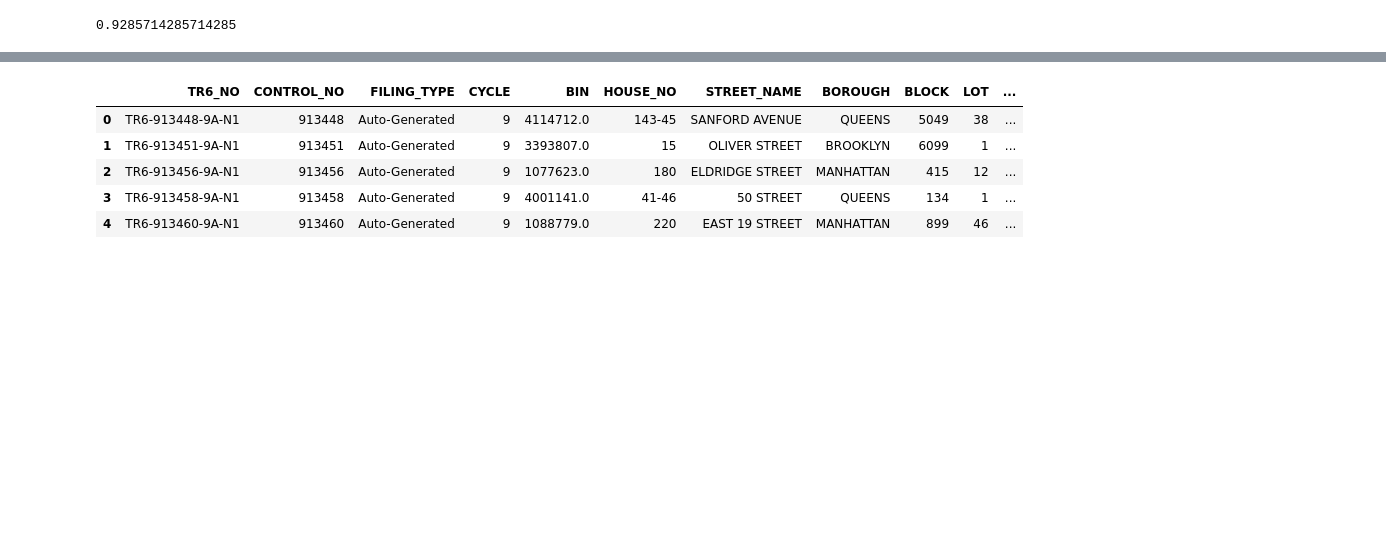
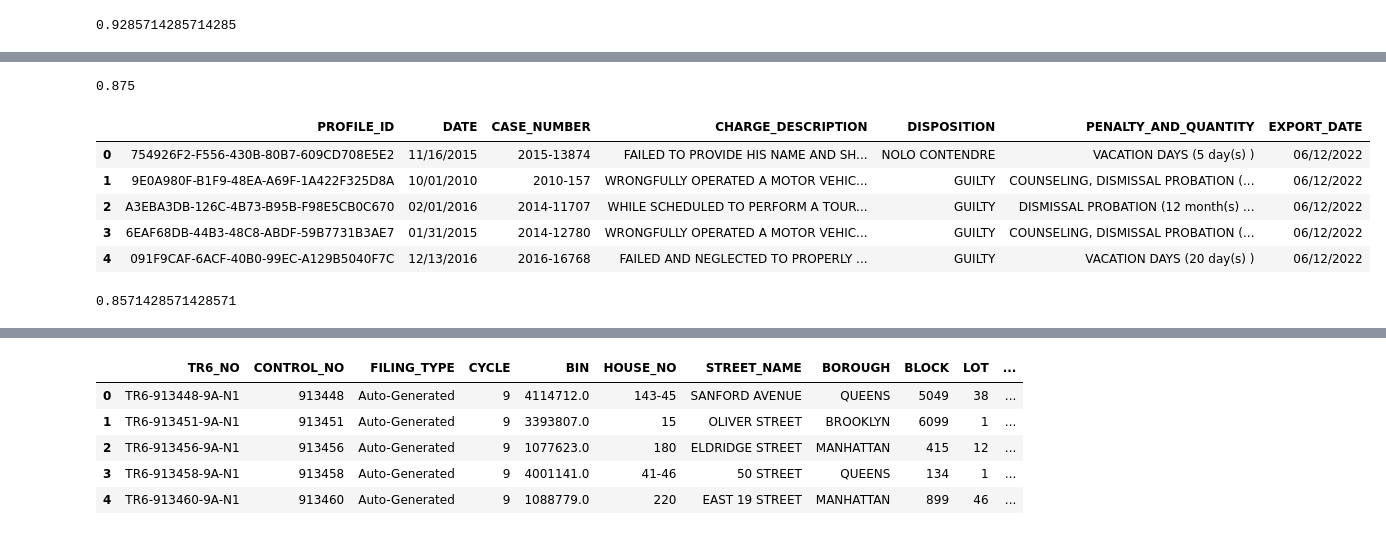
Before and after one commit to prekshaagarwal21/nyc-open-data-framework-data-quality, a Jupyter notebook: nyc_open_data_dqs.ipynb, the cells around one changed output, grey strips where cells are left out. Drawn from its saved outputs; the diff is of its cells as text; code cells hidden in the pictures; blank space fills up the shorter version.

Commit message:
committing untracked changes - consolidating scores and cleanup

```diff
--- a/nyc_open_data_dqs.ipynb
+++ b/nyc_open_data_dqs.ipynb
@@ -132,0 +165,16 @@ score_usability(mos_cols, mos)
+# %%
+score_usability(rec_cols, rec)
+# %% [output]
+0.875
+# %%
+## NYPD charges data
+charges = pd.read_csv("/mnt/data/NYPD_OIP_Disciplinary_History_Charges.csv")
+#data.index = data["Index Title"]
+charges.head()
+# %% [output]
+|  | PROFILE_ID | DATE | CASE_NUMBER | CHARGE_DESCRIPTION | DISPOSITION | PENALTY_AND_QUANTITY | EXPORT_DATE |
+| 0 | 754926F2-F556-430B-80B7-609CD708E5E2 | 11/16/2015 | 2015-13874 | FAILED TO PROVIDE HIS NAME AND SH... | NOLO CONTENDRE | VACATION DAYS (5 day(s) ) | 06/12/2022 |
+| 1 | 9E0A980F-B1F9-48EA-A69F-1A422F325D8A | 10/01/2010 | 2010-157 | WRONGFULLY OPERATED A MOTOR VEHIC... | GUILTY | COUNSELING, DISMISSAL PROBATION (... | 06/12/2022 |
+| 2 | A3EBA3DB-126C-4B73-B95B-F98E5CB0C670 | 02/01/2016 | 2014-11707 | WHILE SCHEDULED TO PERFORM A TOUR... | GUILTY | DISMISSAL PROBATION (12 month(s) ... | 06/12/2022 |
+| 3 | 6EAF68DB-44B3-48C8-ABDF-59B7731B3AE7 | 01/31/2015 | 2014-12780 | WRONGFULLY OPERATED A MOTOR VEHIC... | GUILTY | COUNSELING, DISMISSAL PROBATION (... | 06/12/2022 |
+| 4 | 091F9CAF-6ACF-40B0-99EC-A129B5040F7C | 12/13/2016 | 2016-16768 | FAILED AND NEGLECTED TO PROPERLY ... | GUILTY | VACATION DAYS (20 day(s) ) | 06/12/2022 |
@@ -132,0 +183,4 @@ score_usability(mos_cols, mos)
+# %%
+score_usability(charges_cols, charges)
+# %% [output]
+0.8571428571428571
```
Also changed, not shown: parts of 22 cells of this notebook.
